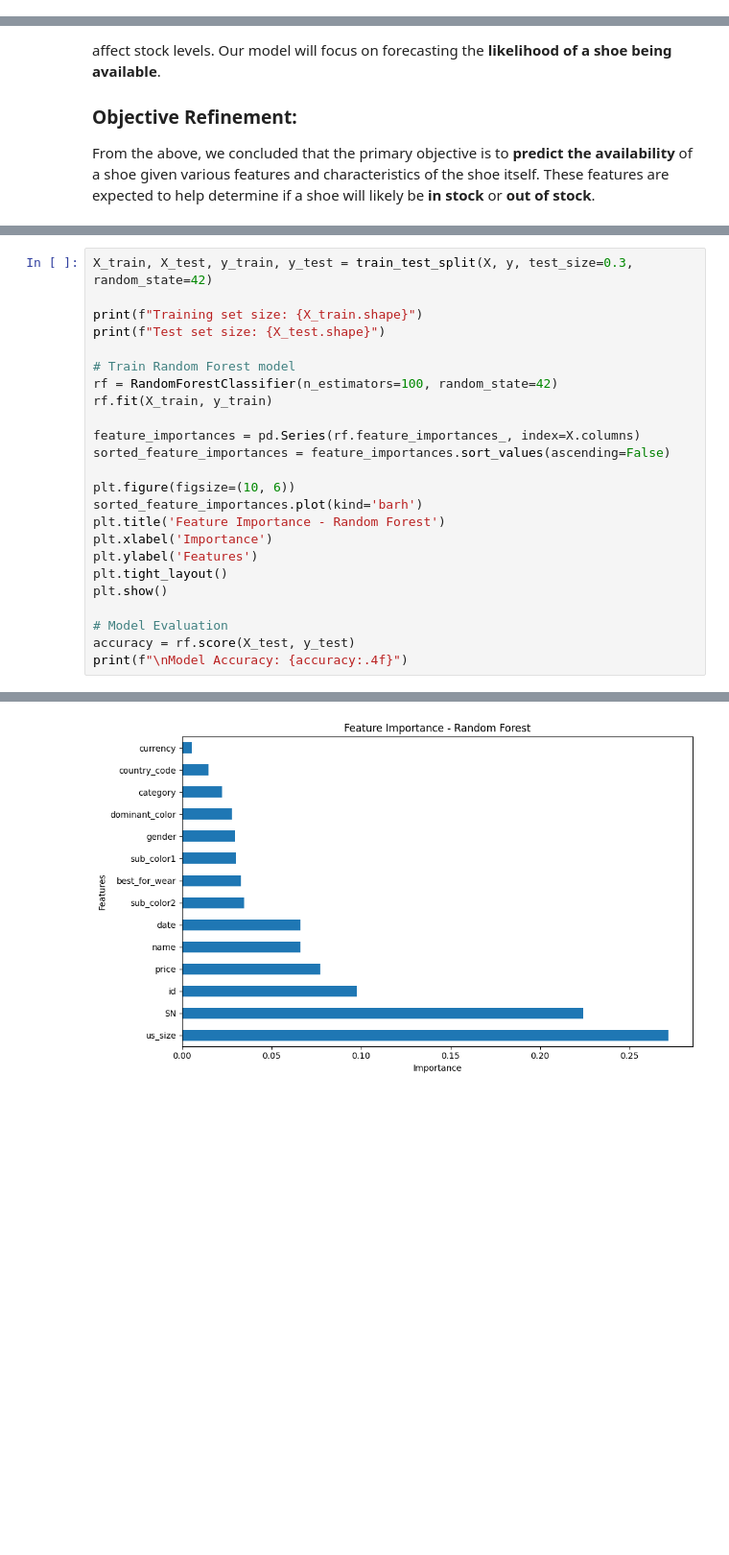
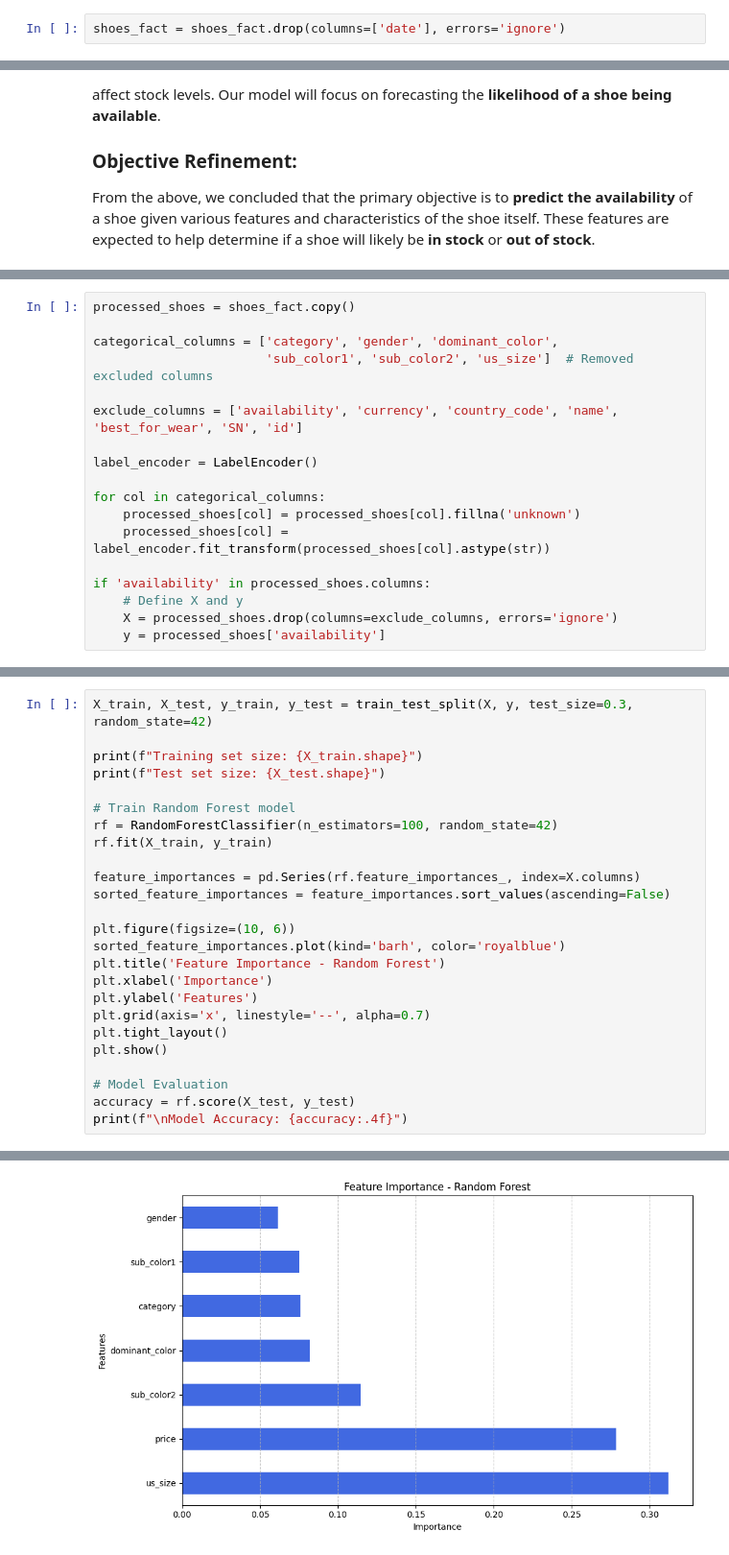
Before and after one commit to odxscholars/sollda1, a Jupyter notebook: main.ipynb, the cells around one changed output, grey strips where cells are left out. Shown at 96% size. Saved outputs shown, nothing was run; the diff lists cells and outputs as text; blank space fills up the shorter version.

```diff
--- a/main.ipynb
+++ b/main.ipynb
@@ -256,3 +282,5 @@ Date is transformed into DD/MM/YYYY format.
+# %%
+shoes_fact = shoes_fact.drop(columns=['date'], errors='ignore')
 # %%
 shoes_fact.head(5)
 # %% [output]
@@ -999,0 +1016,18 @@ if 'availability' in shoes_fact.columns:
+# %%
+processed_shoes = shoes_fact.copy()
+
+categorical_columns = ['category', 'gender', 'dominant_color',
+                       'sub_color1', 'sub_color2', 'us_size']  # Removed excluded columns
+
+exclude_columns = ['availability', 'currency', 'country_code', 'name', 'best_for_wear', 'SN', 'id']
+
+label_encoder = LabelEncoder()
+
+for col in categorical_columns:
+    processed_shoes[col] = processed_shoes[col].fillna('unknown')
+    processed_shoes[col] = label_encoder.fit_transform(processed_shoes[col].astype(str))
+
+if 'availability' in processed_shoes.columns:
+    # Define X and y
+    X = processed_shoes.drop(columns=exclude_columns, errors='ignore')
+    y = processed_shoes['availability']
@@ -1011,10 +1047,11 @@ feature_importances = pd.Series(rf.feature_importances_, index=X.columns)
 sorted_feature_importances = feature_importances.sort_values(ascending=False)
 
 plt.figure(figsize=(10, 6))
-sorted_feature_importances.plot(kind='barh')
+sorted_feature_importances.plot(kind='barh', color='royalblue')
 plt.title('Feature Importance - Random Forest')
 plt.xlabel('Importance')
 plt.ylabel('Features')
+plt.grid(axis='x', linestyle='--', alpha=0.7)
 plt.tight_layout()
 plt.show()
 
@@ -1027 +1064 @@ Test set size: (89747, 14)
-[figure, old version]
+[figure, new version]
```
Also changed, not shown: parts of 20 cells of this notebook.
